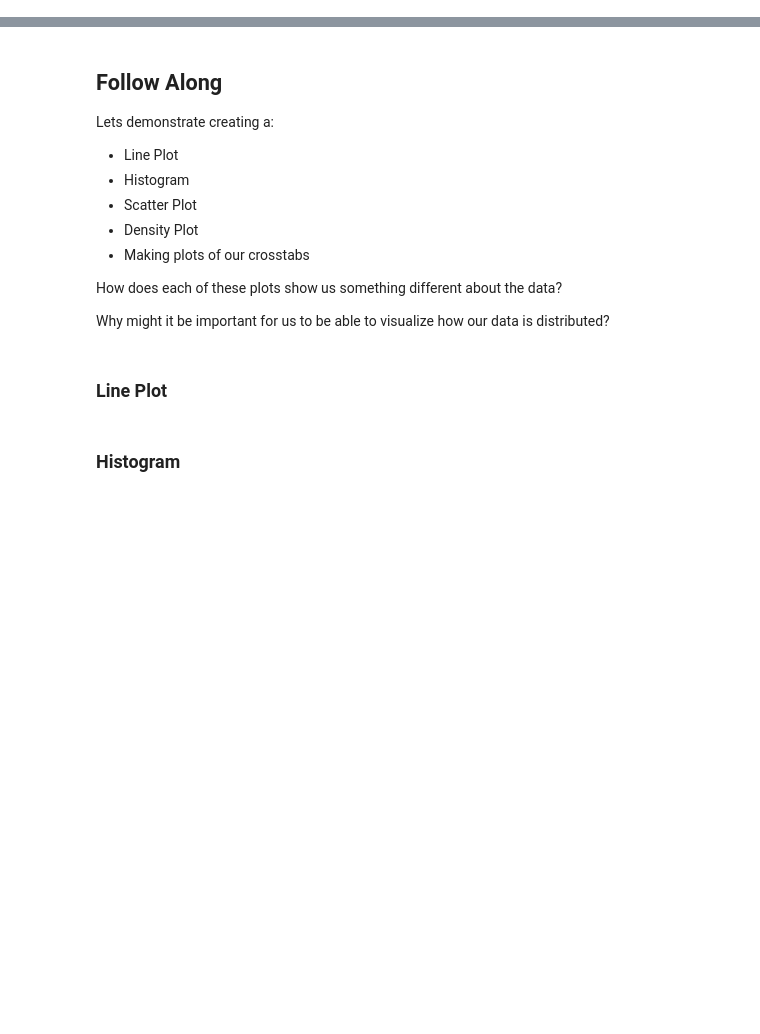
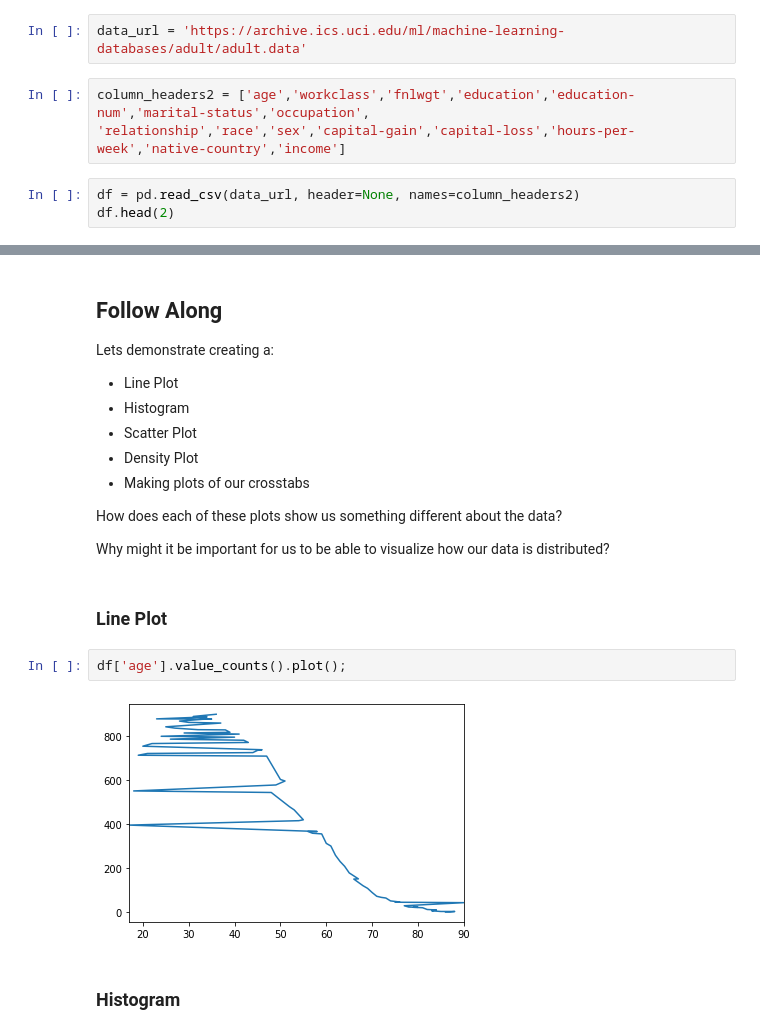
Before and after one commit to daniela500/DS-Unit-1-Sprint-1-Data-Wrangling-and-Storytelling, a Jupyter notebook: module1-exploratory-data-analysis/LS_DS_111_Exploratory_Data_Analysis.ipynb, the cells around one changed output, grey strips where cells are left out. Saved outputs shown, nothing was run; the diff lists cells and outputs as text; blank space fills up the shorter version.

```diff
--- a/module1-exploratory-data-analysis/LS_DS_111_Exploratory_Data_Analysis.ipynb
+++ b/module1-exploratory-data-analysis/LS_DS_111_Exploratory_Data_Analysis.ipynb
@@ -239,3 +250,11 @@ What can we discover about this dataset?
 - df.dropna()
 - df.drop()
 - pd.crosstab()
+# %%
+data_url = 'https://archive.ics.uci.edu/ml/machine-learning-databases/adult/adult.data'
+# %%
+column_headers2 = ['age','workclass','fnlwgt','education','education-num','marital-status','occupation',
+'relationship','race','sex','capital-gain','capital-loss','hours-per-week','native-country','income']
+# %%
+df = pd.read_csv(data_url, header=None, names=column_headers2)
+df.head(2)
@@ -268,5 +414,9 @@ How does each of these plots show us something different about the data?
 Why might it be important for us to be able to visualize how our data is distributed?
 # %% [markdown]
 ### Line Plot
+# %%
+df['age'].value_counts().plot();
+# %% [output]
+[figure, added]
 # %% [markdown]
 ### Histogram
```
Also changed, not shown: parts of 20 cells of this notebook.
